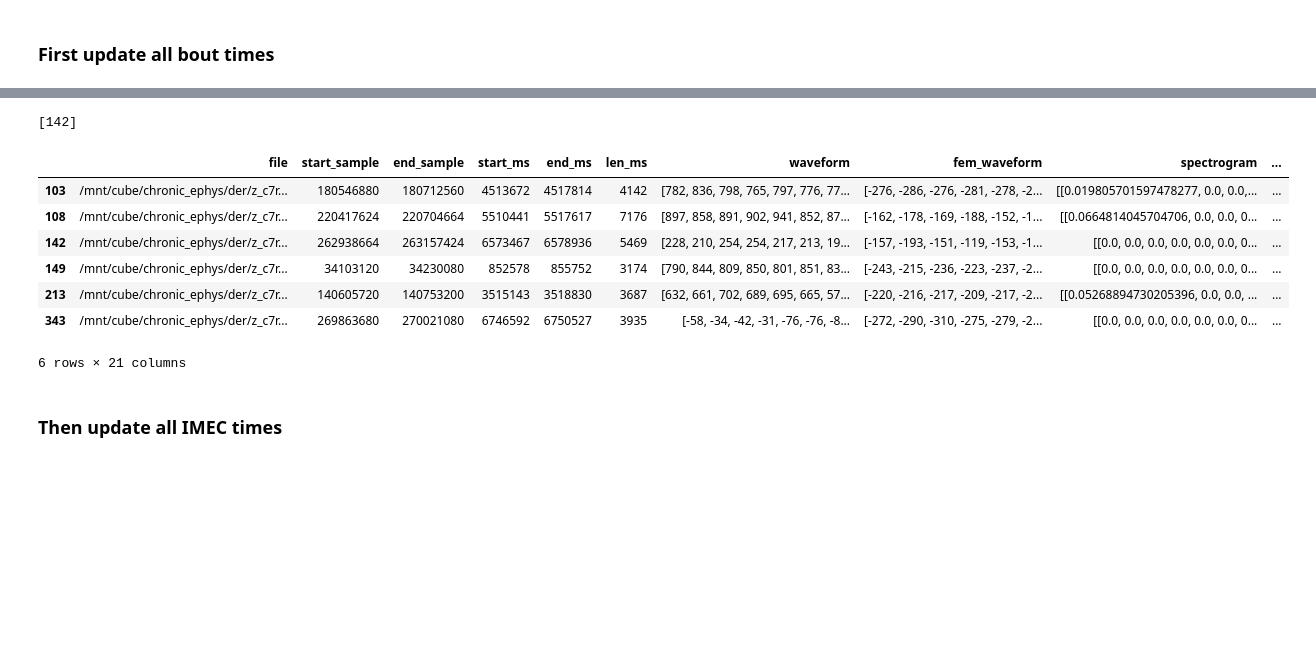
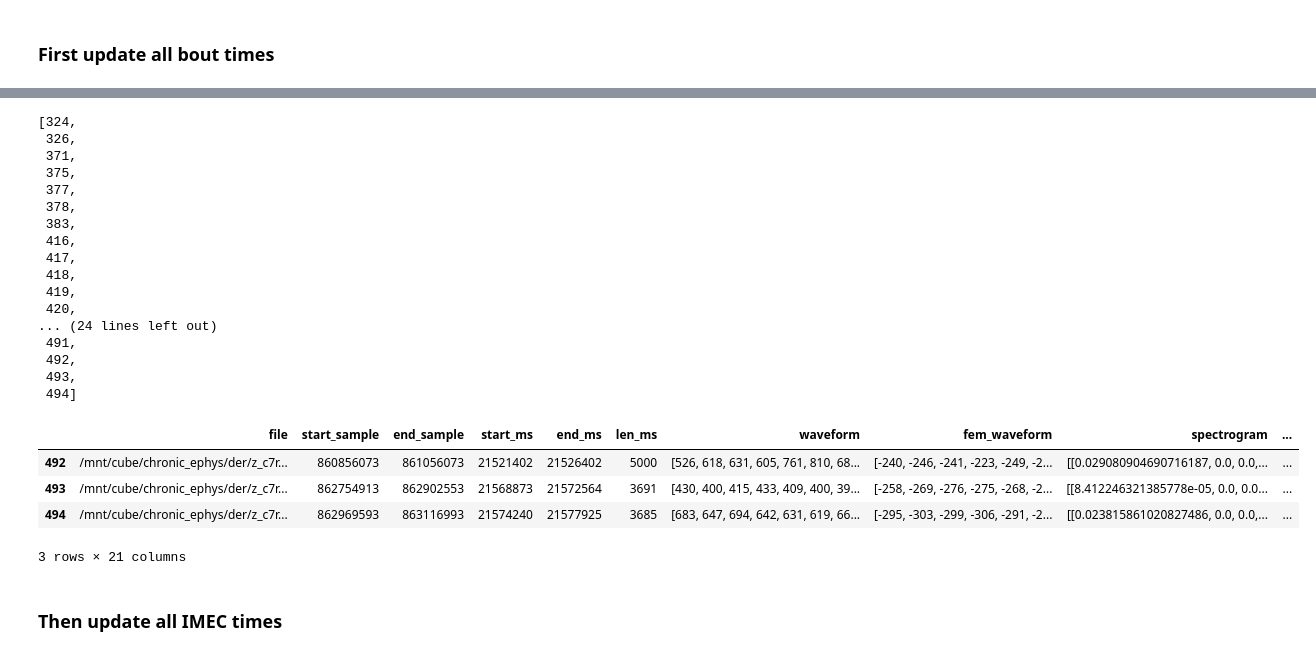
Before and after one commit to laurenostrowski/chronic_ephys_pipeline, a Jupyter notebook: 2-curate_acoustics.ipynb, the cells around one changed output, grey strips where cells are left out. Drawn from its saved outputs; the diff is of its cells as text; code cells hidden in the pictures; blank space fills up the shorter version.

```diff
--- a/2-curate_acoustics.ipynb
+++ b/2-curate_acoustics.ipynb
@@ -129,0 +132,10 @@ VBox(children=(HBox(children=(Button(button_style='warning', description='Prev',
+# %%
+if sess_par['trim_bouts']:
+    filtered_bout_df = bout_df_updated[(bout_df_updated['bout_check'] == True) &
+                                       (bout_df_updated['is_call'] == False)]
+    if len(filtered_bout_df)>0:
+        trim_bouts = cb.TrimBout(filtered_bout_df, fs)
+    else:
+        print('No bouts to trim...')
+else:
+    print('Skipping bout trimming..')
@@ -225,0 +263,29 @@ index 494:  12:58:30 - 12:58:33  (3.7s long)
+# %%
+for i, r in bout_df_final.iterrows():
+#     if i > last_bout: break
+
+    hr_start = int(r['file'][-19:-17])
+    hr_end = hr_start
+    mn = int(r['file'][-17:-15])
+
+    mn_start = int(mn + r['start_ms']/60000)
+    sec_start = int((mn + r['start_ms']/60000 - mn_start) * 60)
+    while mn_start > 59:
+        mn_start = mn_start-60
+        hr_start = hr_start+1
+
+    mn_end = int(mn + r['end_ms']/60000)
+    sec_end = int((mn + r['end_ms']/60000 - mn_end) * 60)
+    while mn_end > 59:
+        mn_end = mn_end-60
+        hr_end = hr_end+1
+
+    if i < 10:
+        print("index {}:   ".format(i),"{}:{:02d}:{:02d} - {}:{:02d}:{:02d}".format(hr_start, mn_start, sec_start, hr_end, mn_end, sec_end),
+              " ({:.1f}s long)".format((r['end_ms']-r['start_ms'])/1000))
+    elif i < 100:
+        print("index {}:  ".format(i),"{}:{:02d}:{:02d} - {}:{:02d}:{:02d}".format(hr_start, mn_start, sec_start, hr_end, mn_end, sec_end),
+              " ({:.1f}s long)".format((r['end_ms']-r['start_ms'])/1000))
+    else:
+        print("index {}: ".format(i),"{}:{:02d}:{:02d} - {}:{:02d}:{:02d}".format(hr_start, mn_start, sec_start, hr_end, mn_end, sec_end),
+              " ({:.1f}s long)".format((r['end_ms']-r['start_ms'])/1000))
@@ -255,6 +333,6 @@ wav_path_list
 # %% [markdown]
 ### First update all bout times
 # %%
-file_path = wav_path_list[2]
+file_path = wav_path_list[0]
 file_path
 # %% [output]
@@ -283,10 +361,26 @@ ms_offset = ms_offset + round(len(x)/s_f*1000)
 # %%
 bout_df_new = bout_df_final.copy()
 # %%
-offset_idx = bout_df_new[bout_df_new['epoch']=='1403_g0'].index.tolist()
+offset_idx = bout_df_new[bout_df_new['epoch']=='0959_g0'].index.tolist()
 offset_idx
 # %% [output]
-[142]
+[324,
+ 326,
+ 371,
+ 375,
+ 377,
+ 378,
+ 383,
+ 416,
+ 417,
+ 418,
+ 419,
+ 420,
+... (24 lines left out)
+ 491,
+ 492,
+ 493,
+ 494]
 # %%
 for i in offset_idx:
     bout_df_new.at[i, 'start_sample'] = bout_df_final.at[i, 'start_sample'] + sample_offset
@@ -294,16 +388,13 @@ for i in offset_idx:
     bout_df_new.at[i, 'start_ms'] = bout_df_final.at[i, 'start_ms'] + ms_offset
     bout_df_new.at[i, 'end_ms'] = bout_df_final.at[i, 'end_ms'] + ms_offset
 # %%
-bout_df_new
+bout_df_new.tail(3)
 # %% [output]
 |  | file | start_sample | end_sample | start_ms | end_ms | len_ms | waveform | fem_waveform | spectrogram | ... |
-| 103 | /mnt/cube/chronic_ephys/der/z_c7r... | 180546880 | 180712560 | 4513672 | 4517814 | 4142 | [782, 836, 798, 765, 797, 776, 77... | [-276, -286, -276, -281, -278, -2... | [[0.019805701597478277, 0.0, 0.0,... | ... |
-| 108 | /mnt/cube/chronic_ephys/der/z_c7r... | 220417624 | 220704664 | 5510441 | 5517617 | 7176 | [897, 858, 891, 902, 941, 852, 87... | [-162, -178, -169, -188, -152, -1... | [[0.0664814045704706, 0.0, 0.0, 0... | ... |
-| 142 | /mnt/cube/chronic_ephys/der/z_c7r... | 262938664 | 263157424 | 6573467 | 6578936 | 5469 | [228, 210, 254, 254, 217, 213, 19... | [-157, -193, -151, -119, -153, -1... | [[0.0, 0.0, 0.0, 0.0, 0.0, 0.0, 0... | ... |
-| 149 | /mnt/cube/chronic_ephys/der/z_c7r... | 34103120 | 34230080 | 852578 | 855752 | 3174 | [790, 844, 809, 850, 801, 851, 83... | [-243, -215, -236, -223, -237, -2... | [[0.0, 0.0, 0.0, 0.0, 0.0, 0.0, 0... | ... |
-| 213 | /mnt/cube/chronic_ephys/der/z_c7r... | 140605720 | 140753200 | 3515143 | 3518830 | 3687 | [632, 661, 702, 689, 695, 665, 57... | [-220, -216, -217, -209, -217, -2... | [[0.05268894730205396, 0.0, 0.0, ... | ... |
-| 343 | /mnt/cube/chronic_ephys/der/z_c7r... | 269863680 | 270021080 | 6746592 | 6750527 | 3935 | [-58, -34, -42, -31, -76, -76, -8... | [-272, -290, -310, -275, -279, -2... | [[0.0, 0.0, 0.0, 0.0, 0.0, 0.0, 0... | ... |
+| 492 | /mnt/cube/chronic_ephys/der/z_c7r... | 860856073 | 861056073 | 21521402 | 21526402 | 5000 | [526, 618, 631, 605, 761, 810, 68... | [-240, -246, -241, -223, -249, -2... | [[0.029080904690716187, 0.0, 0.0,... | ... |
+| 493 | /mnt/cube/chronic_ephys/der/z_c7r... | 862754913 | 862902553 | 21568873 | 21572564 | 3691 | [430, 400, 415, 433, 409, 400, 39... | [-258, -269, -276, -275, -268, -2... | [[8.412246321385778e-05, 0.0, 0.0... | ... |
+| 494 | /mnt/cube/chronic_ephys/der/z_c7r... | 862969593 | 863116993 | 21574240 | 21577925 | 3685 | [683, 647, 694, 642, 631, 619, 66... | [-295, -303, -299, -306, -291, -2... | [[0.023815861020827486, 0.0, 0.0,... | ... |
-6 rows × 21 columns
+3 rows × 21 columns
 # %% [markdown]
 ### Then update all IMEC times
 # %%
```
Also changed, not shown: parts of 26 cells of this notebook, 4 other files.
